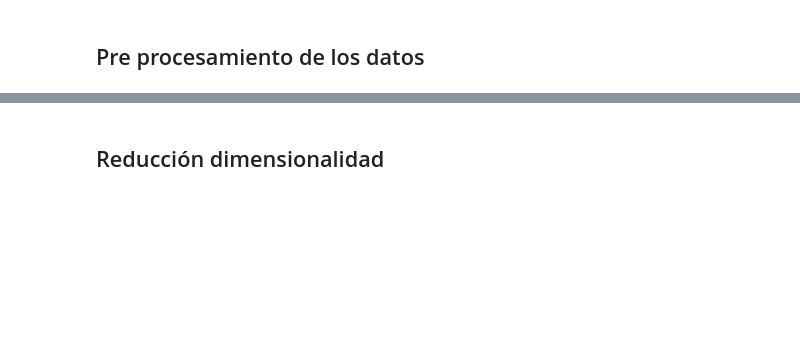
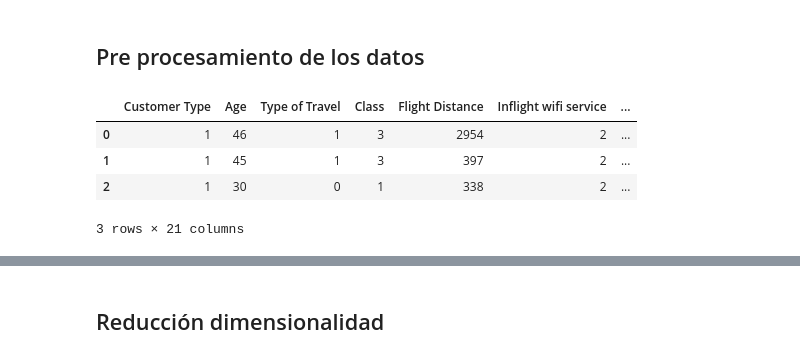
Before and after one commit to mlondono-oc/LEA2, a Jupyter notebook: Modulo-3/M2_Taller_Repaso.ipynb, the cells around one changed output, grey strips where cells are left out. Drawn from its saved outputs; the diff is of its cells as text; code cells hidden in the pictures; blank space fills up the shorter version.

```diff
--- a/Modulo-3/M2_Taller_Repaso.ipynb
+++ b/Modulo-3/M2_Taller_Repaso.ipynb
@@ -37,6 +63,6 @@ df.info()
 # %%
 # Eliminación de variables no significativas
-df.drop(['Unnamed: 0', 'id', ], axis=1, inplace=True)
+df.drop(['Unnamed: 0', 'id'], axis=1, inplace=True)
 # %%
 # Muestra mas pequeña de datos
 df_sample = df.sample(n=2500, random_state=123)
@@ -114,12 +165,18 @@ print(eco_proportion*100, bad_proportion*100)
 # %%
 # Metodología 1
 train_df1 = df_sample.copy()
-train_df1['Gender'] = train_df1['Gender'].map({'Female':0, 'Male':1})
+train_df1.drop(['Gender'], axis=1, inplace=True)
 train_df1['Customer Type'] = train_df1['Customer Type'].map({'disloyal Customer':0, 'Loyal Customer':1})
 train_df1['Type of Travel'] = train_df1['Type of Travel'].map({'Personal Travel':0, 'Business travel':1})
 train_df1['Class'] = train_df1['Class'].map({'Eco':1, 'Eco Plus':2, 'Business':3})
 
 train_df1.head(3)
+# %% [output]
+|  | Customer Type | Age | Type of Travel | Class | Flight Distance | Inflight wifi service | ... |
+| 0 | 1 | 46 | 1 | 3 | 2954 | 2 | ... |
+| 1 | 1 | 45 | 1 | 3 | 397 | 2 | ... |
+| 2 | 1 | 30 | 0 | 1 | 338 | 2 | ... |
+3 rows × 21 columns
 # %%
 # Metodología 2
 train_df2 = df_sample.copy()
```
Also changed, not shown: parts of 77 cells of this notebook.
